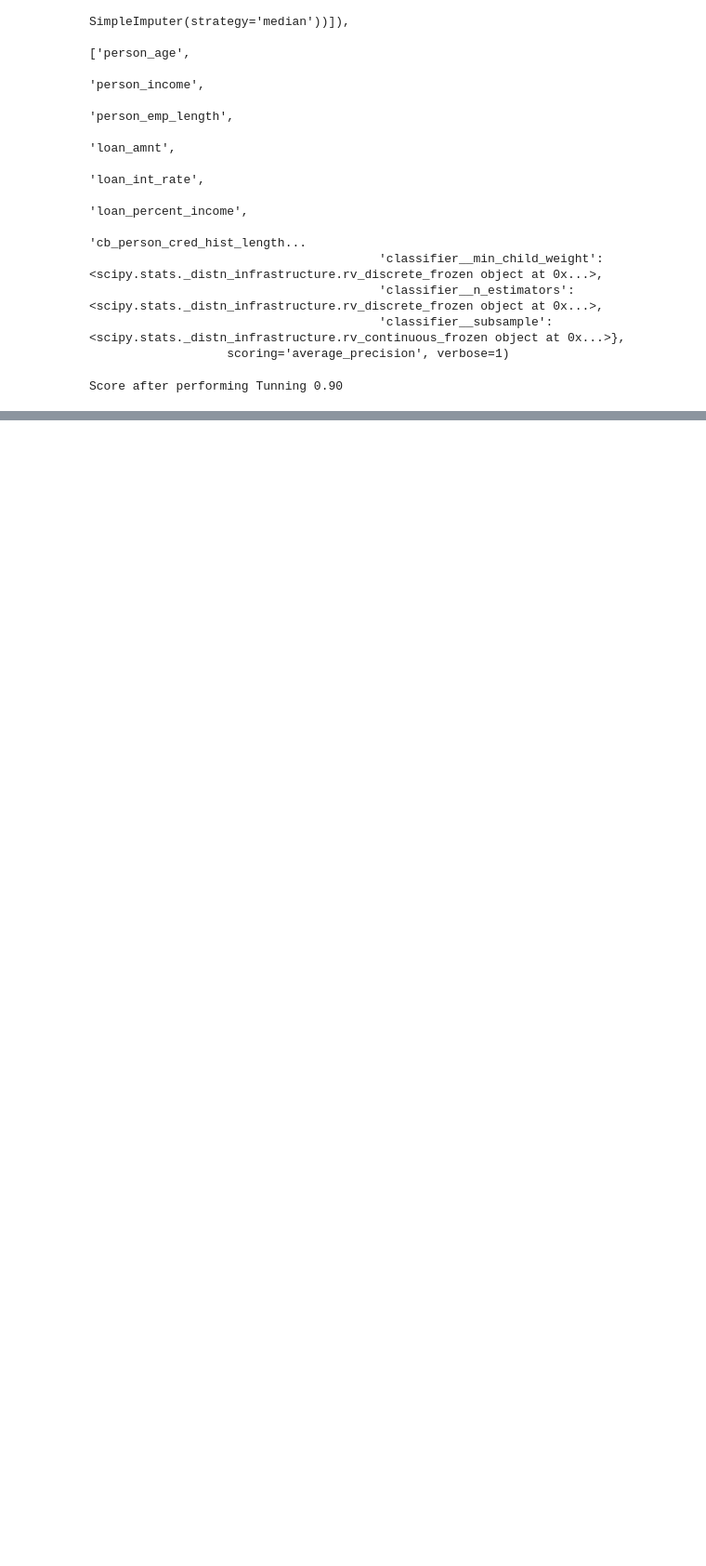
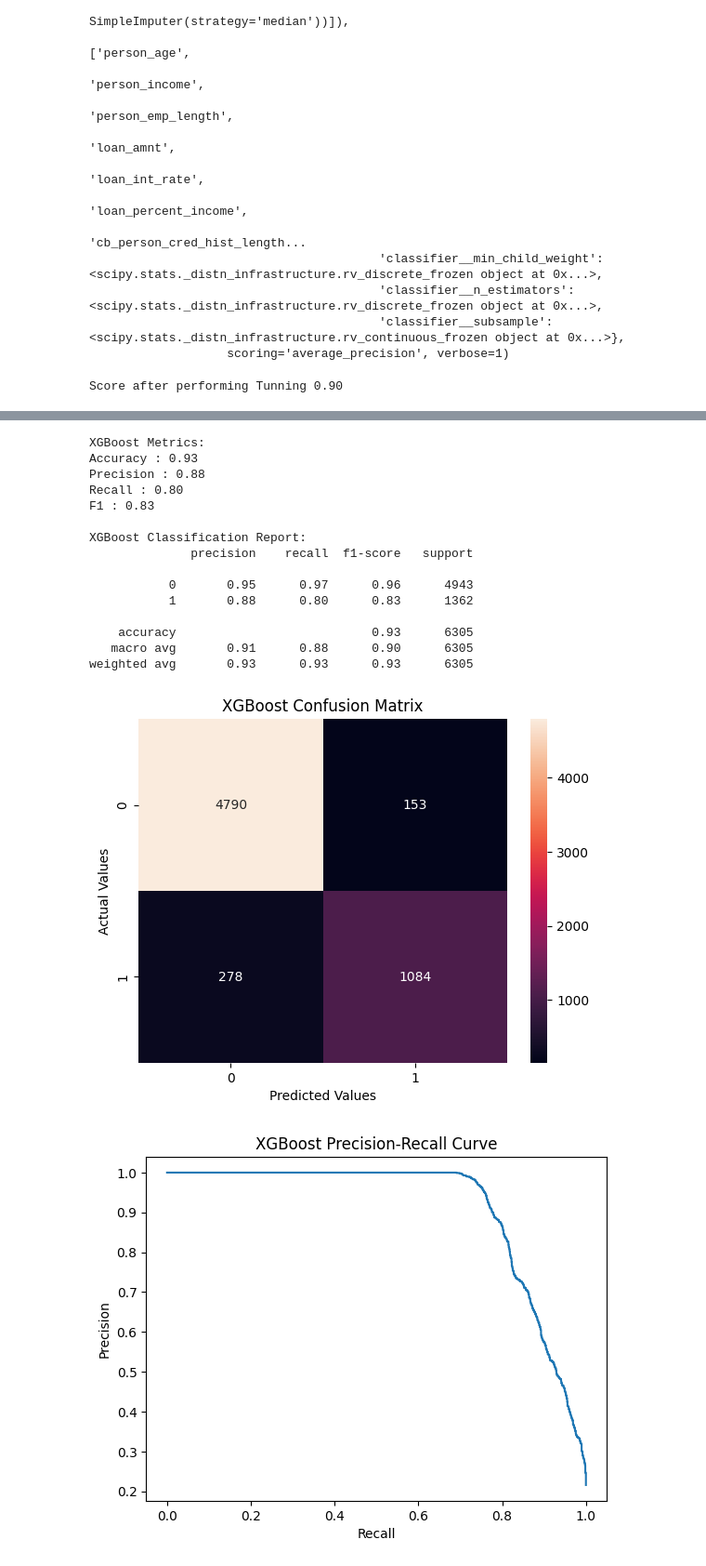
Before and after one commit to kulsoomz99/Credit-Risk-Assessment-System, a Jupyter notebook: Credit_Risk_Assessment.ipynb, the cells around one changed output, grey strips where cells are left out. Shown at 93% size. Cells and saved outputs as stored; diff of their text form; code cells hidden in the pictures; blank space fills up the shorter version.

```diff
--- a/Credit_Risk_Assessment.ipynb
+++ b/Credit_Risk_Assessment.ipynb
@@ -484,0 +510,21 @@ random_search.best_params_
+# %%
+#Passing the XGBoost model after performing Hyperparameter Tuning
+evaluate_model("XGBoost", random_search, X_test, y_test)
+# %% [output]
+XGBoost Metrics:
+Accuracy : 0.93
+Precision : 0.88
+Recall : 0.80
+F1 : 0.83
+
+XGBoost Classification Report:
+              precision    recall  f1-score   support
+
+           0       0.95      0.97      0.96      4943
+           1       0.88      0.80      0.83      1362
+
+    accuracy                           0.93      6305
+   macro avg       0.91      0.88      0.90      6305
+weighted avg       0.93      0.93      0.93      6305
+[figure, added]
+[figure, added]
```
Also changed, not shown: parts of 12 cells of this notebook.
